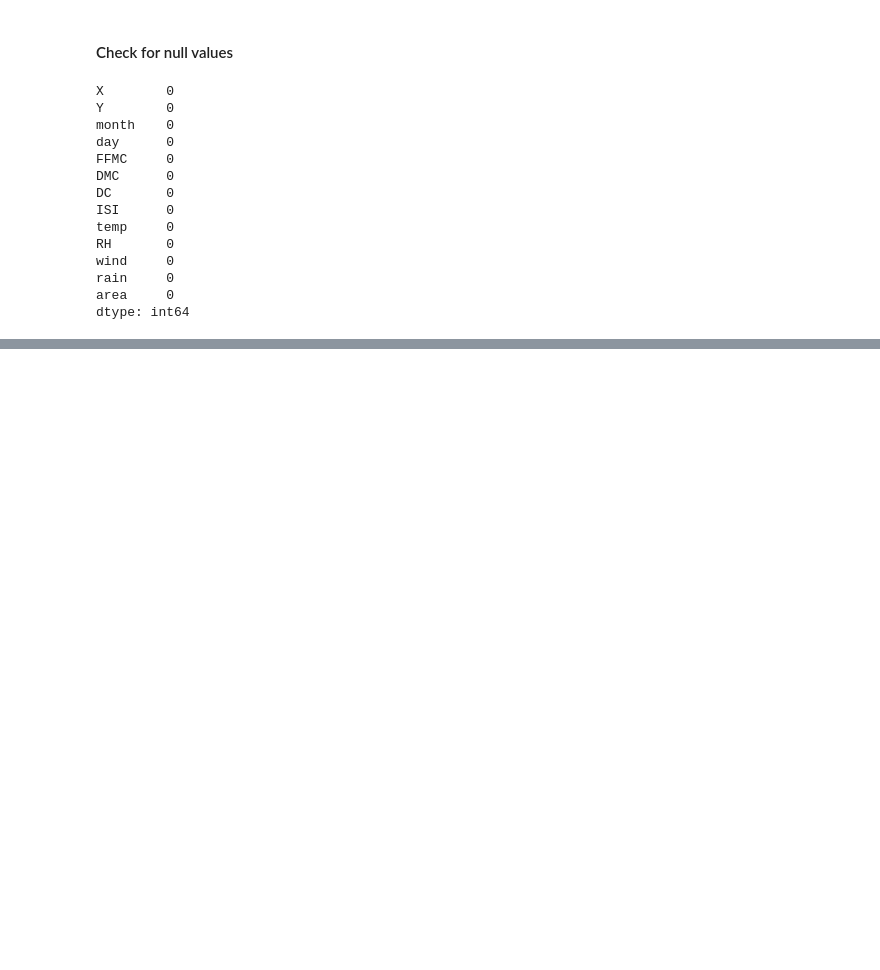
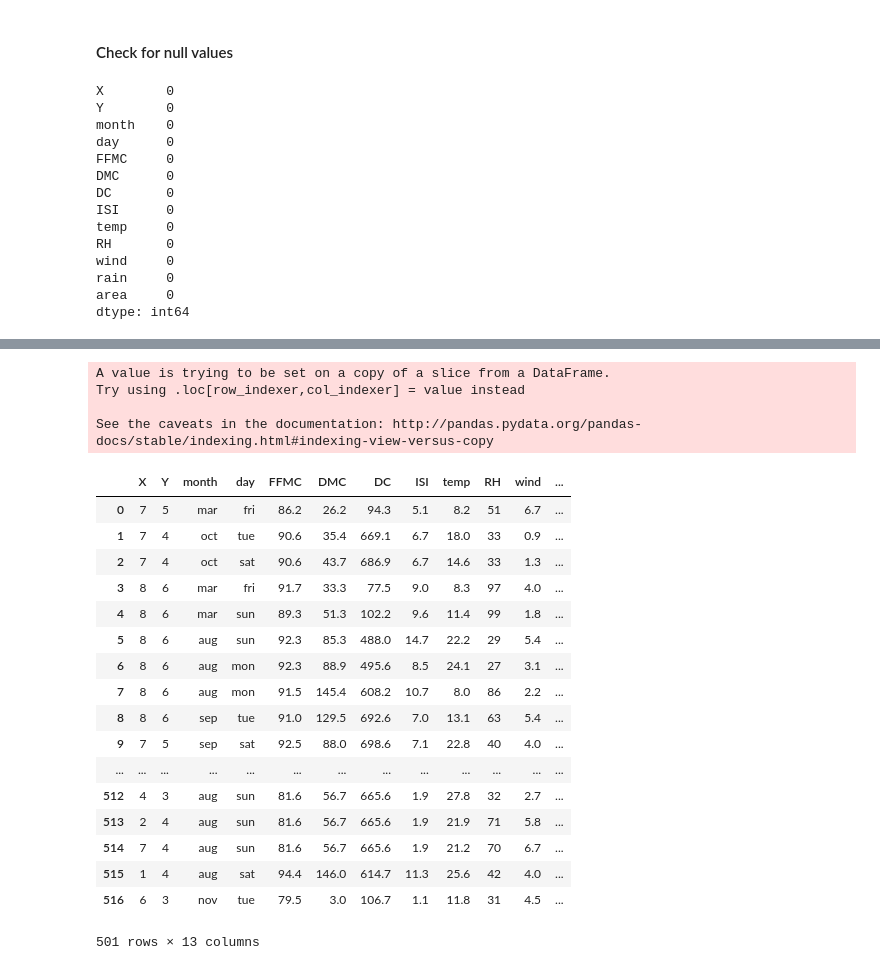
Before and after one commit to kaushal-py/data-mining, a Jupyter notebook: forest_visualization_a.ipynb, the cells around one changed output, grey strips where cells are left out. Saved outputs shown, nothing was run; the diff lists cells and outputs as text; code cells hidden in the pictures; blank space fills up the shorter version.

Commit message:
Add: Data binning and outlier removal

```diff
--- a/forest_visualization_a.ipynb
+++ b/forest_visualization_a.ipynb
@@ -63,0 +131,2 @@ sns.distplot(x);
+# %%
+df3 = reduceByQuantile(df2,'area' , .85)
@@ -63,0 +147,32 @@ sns.distplot(x);
+# %%
+def splitNcalc(df, col, bins, labels):
+    df2[col] = pd.cut(df[col].tolist(), bins=bins, labels=labels)
+    return df2
+# %%
+df4 = splitNcalc(df3, 'rain', 3, labels=["low", "moderate", "high"])
+# %% [output]
+A value is trying to be set on a copy of a slice from a DataFrame.
+Try using .loc[row_indexer,col_indexer] = value instead
+
+See the caveats in the documentation: http://pandas.pydata.org/pandas-docs/stable/indexing.html#indexing-view-versus-copy
+# %%
+df4
+# %% [output]
+|  | X | Y | month | day | FFMC | DMC | DC | ISI | temp | RH | wind | ... |
+| 0 | 7 | 5 | mar | fri | 86.2 | 26.2 | 94.3 | 5.1 | 8.2 | 51 | 6.7 | ... |
+| 1 | 7 | 4 | oct | tue | 90.6 | 35.4 | 669.1 | 6.7 | 18.0 | 33 | 0.9 | ... |
+| 2 | 7 | 4 | oct | sat | 90.6 | 43.7 | 686.9 | 6.7 | 14.6 | 33 | 1.3 | ... |
+| 3 | 8 | 6 | mar | fri | 91.7 | 33.3 | 77.5 | 9.0 | 8.3 | 97 | 4.0 | ... |
+| 4 | 8 | 6 | mar | sun | 89.3 | 51.3 | 102.2 | 9.6 | 11.4 | 99 | 1.8 | ... |
+| 5 | 8 | 6 | aug | sun | 92.3 | 85.3 | 488.0 | 14.7 | 22.2 | 29 | 5.4 | ... |
+| 6 | 8 | 6 | aug | mon | 92.3 | 88.9 | 495.6 | 8.5 | 24.1 | 27 | 3.1 | ... |
+| 7 | 8 | 6 | aug | mon | 91.5 | 145.4 | 608.2 | 10.7 | 8.0 | 86 | 2.2 | ... |
+| 8 | 8 | 6 | sep | tue | 91.0 | 129.5 | 692.6 | 7.0 | 13.1 | 63 | 5.4 | ... |
+| 9 | 7 | 5 | sep | sat | 92.5 | 88.0 | 698.6 | 7.1 | 22.8 | 40 | 4.0 | ... |
+| ... | ... | ... | ... | ... | ... | ... | ... | ... | ... | ... | ... | ... |
+| 512 | 4 | 3 | aug | sun | 81.6 | 56.7 | 665.6 | 1.9 | 27.8 | 32 | 2.7 | ... |
+| 513 | 2 | 4 | aug | sun | 81.6 | 56.7 | 665.6 | 1.9 | 21.9 | 71 | 5.8 | ... |
+| 514 | 7 | 4 | aug | sun | 81.6 | 56.7 | 665.6 | 1.9 | 21.2 | 70 | 6.7 | ... |
+| 515 | 1 | 4 | aug | sat | 94.4 | 146.0 | 614.7 | 11.3 | 25.6 | 42 | 4.0 | ... |
+| 516 | 6 | 3 | nov | tue | 79.5 | 3.0 | 106.7 | 1.1 | 11.8 | 31 | 4.5 | ... |
+501 rows × 13 columns
```
Also changed, not shown: parts of 10 cells of this notebook.
